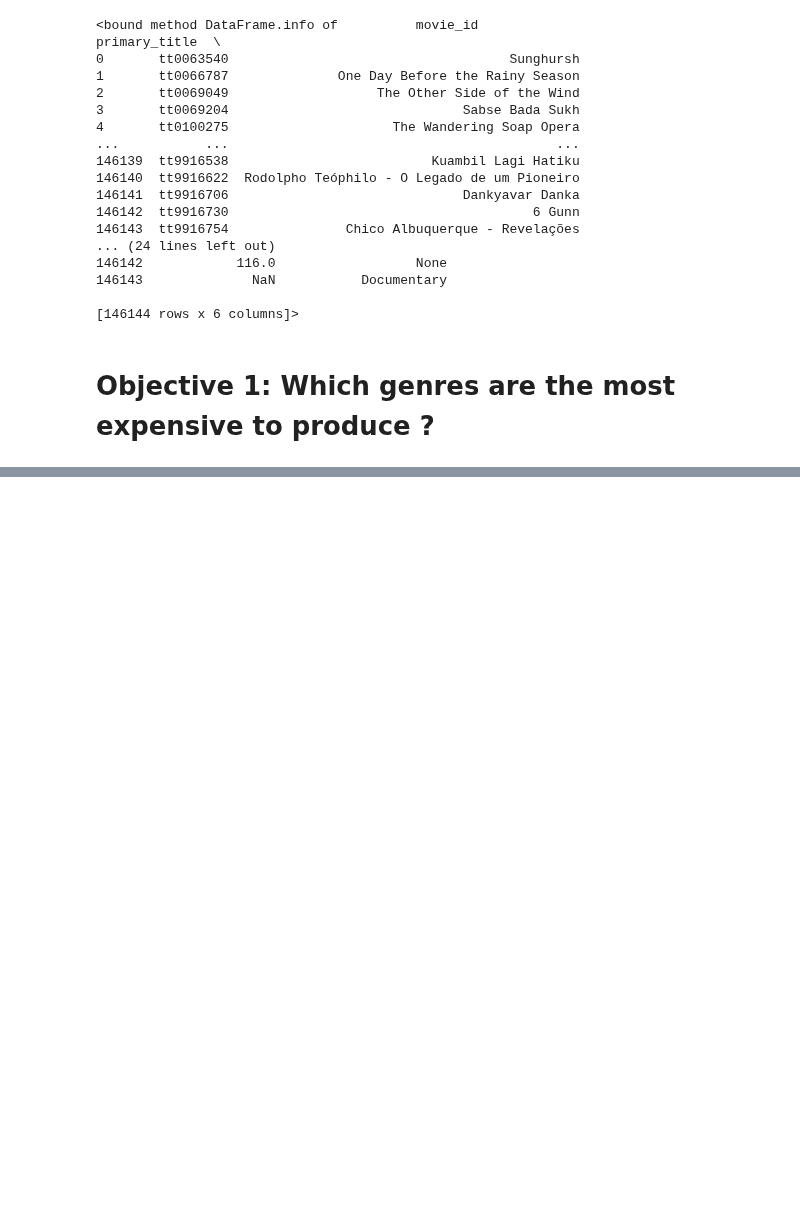
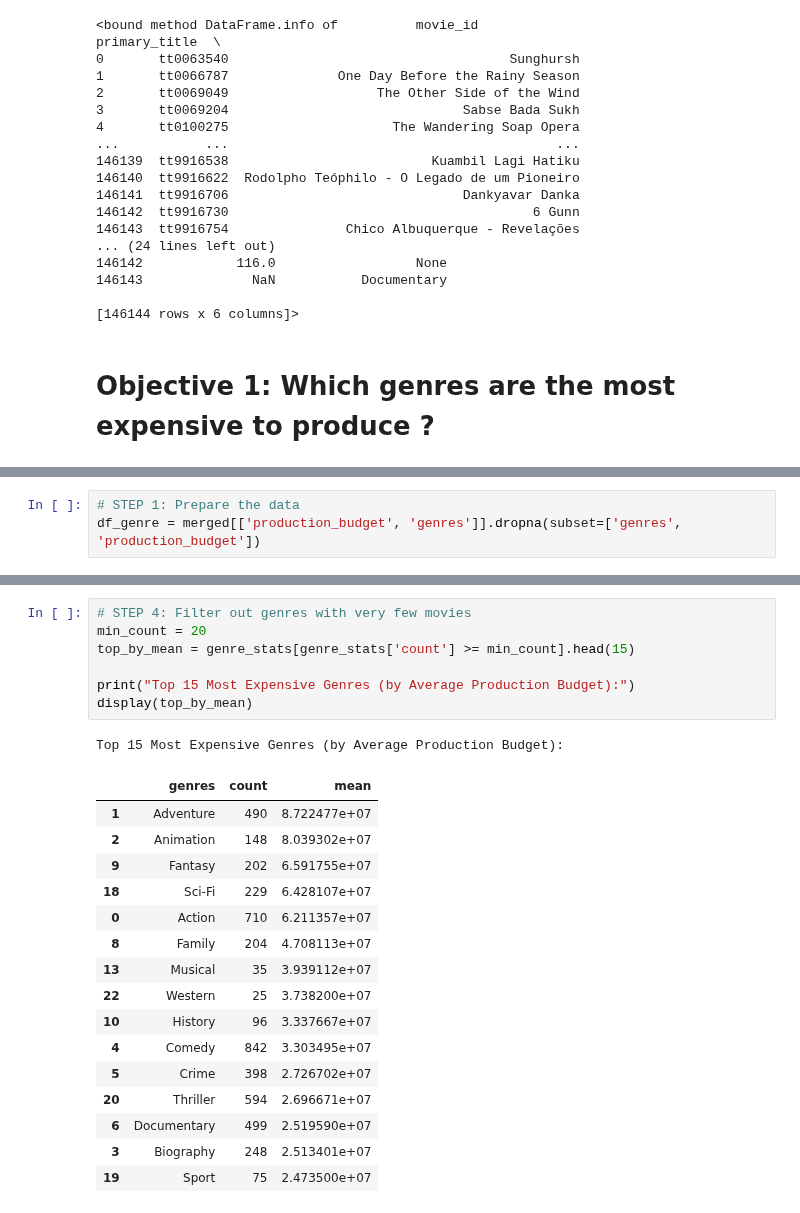
Before and after one commit to fredrickochieng-cell/Group4_Phase2_Project, a Jupyter notebook: Notebooks/michael.ipynb, the cells around one changed output, grey strips where cells are left out. Cells and saved outputs as stored; diff of their text form; blank space fills up the shorter version.

```diff
--- a/Notebooks/michael.ipynb
+++ b/Notebooks/michael.ipynb
@@ -482,0 +482,3 @@ im_db.info
+# %%
+# STEP 1: Prepare the data
+df_genre = merged[['production_budget', 'genres']].dropna(subset=['genres', 'production_budget'])
@@ -482,0 +502,25 @@ im_db.info
+# %%
+# STEP 4: Filter out genres with very few movies
+min_count = 20
+top_by_mean = genre_stats[genre_stats['count'] >= min_count].head(15)
+
+print("Top 15 Most Expensive Genres (by Average Production Budget):")
+display(top_by_mean)
+# %% [output]
+Top 15 Most Expensive Genres (by Average Production Budget):
+|  | genres | count | mean |
+| 1 | Adventure | 490 | 8.722477e+07 |
+| 2 | Animation | 148 | 8.039302e+07 |
+| 9 | Fantasy | 202 | 6.591755e+07 |
+| 18 | Sci-Fi | 229 | 6.428107e+07 |
+| 0 | Action | 710 | 6.211357e+07 |
+| 8 | Family | 204 | 4.708113e+07 |
+| 13 | Musical | 35 | 3.939112e+07 |
+| 22 | Western | 25 | 3.738200e+07 |
+| 10 | History | 96 | 3.337667e+07 |
+| 4 | Comedy | 842 | 3.303495e+07 |
+| 5 | Crime | 398 | 2.726702e+07 |
+| 20 | Thriller | 594 | 2.696671e+07 |
+| 6 | Documentary | 499 | 2.519590e+07 |
+| 3 | Biography | 248 | 2.513401e+07 |
+| 19 | Sport | 75 | 2.473500e+07 |
```
Also changed, not shown: parts of 9 cells of this notebook.
